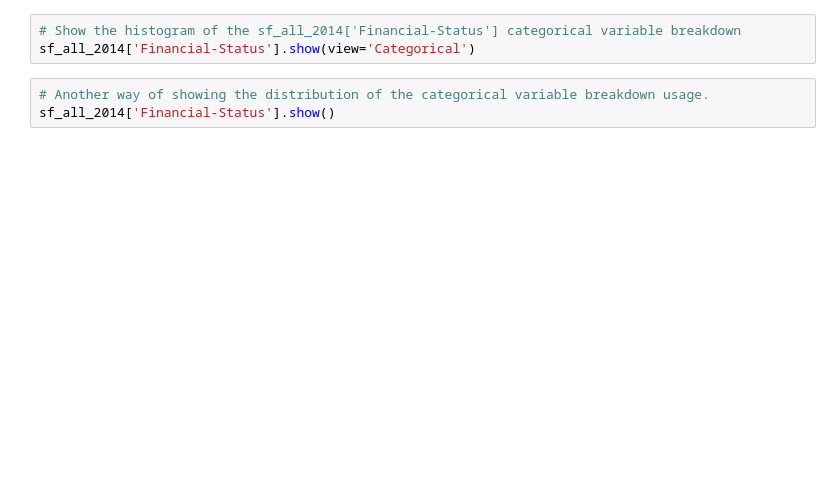
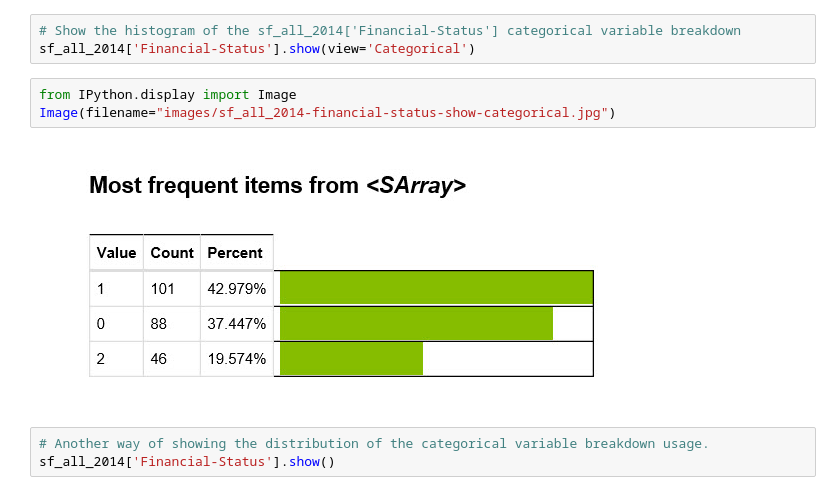
Before and after one commit to sanjayj/SMUMSDS2016, a Jupyter notebook: MinilabRev4-LogisticRegression.ipynb, the cells around one changed output. Cells and saved outputs as stored; diff of their text form; blank space fills up the shorter version.

```diff
--- a/MinilabRev4-LogisticRegression.ipynb
+++ b/MinilabRev4-LogisticRegression.ipynb
@@ -625,6 +630,11 @@ sf_all_2014.show()
 # %%
 # Show the histogram of the sf_all_2014['Financial-Status'] categorical variable breakdown
 sf_all_2014['Financial-Status'].show(view='Categorical')
+# %%
+from IPython.display import Image
+Image(filename="images/sf_all_2014-financial-status-show-categorical.jpg")
+# %% [output]
+[figure, added]
 # %%
 # Another way of showing the distribution of the categorical variable breakdown usage.
 sf_all_2014['Financial-Status'].show()
```
Also changed, not shown: parts of 2 cells of this notebook.
